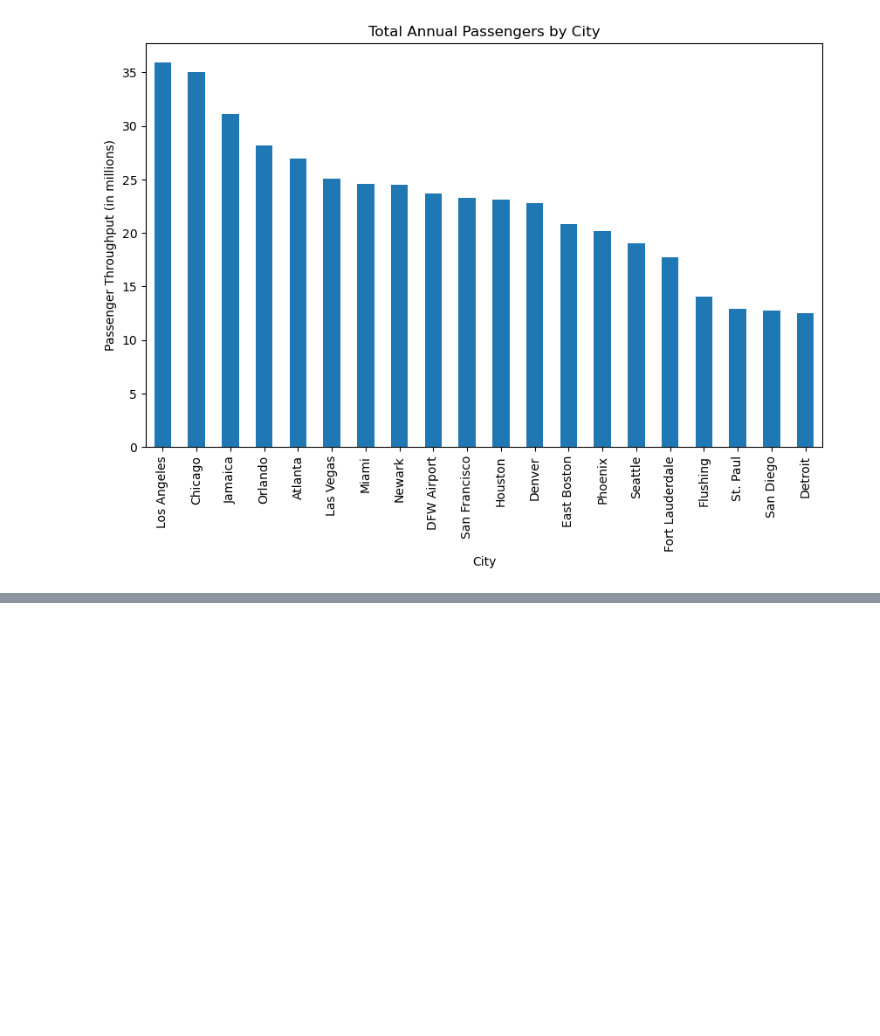
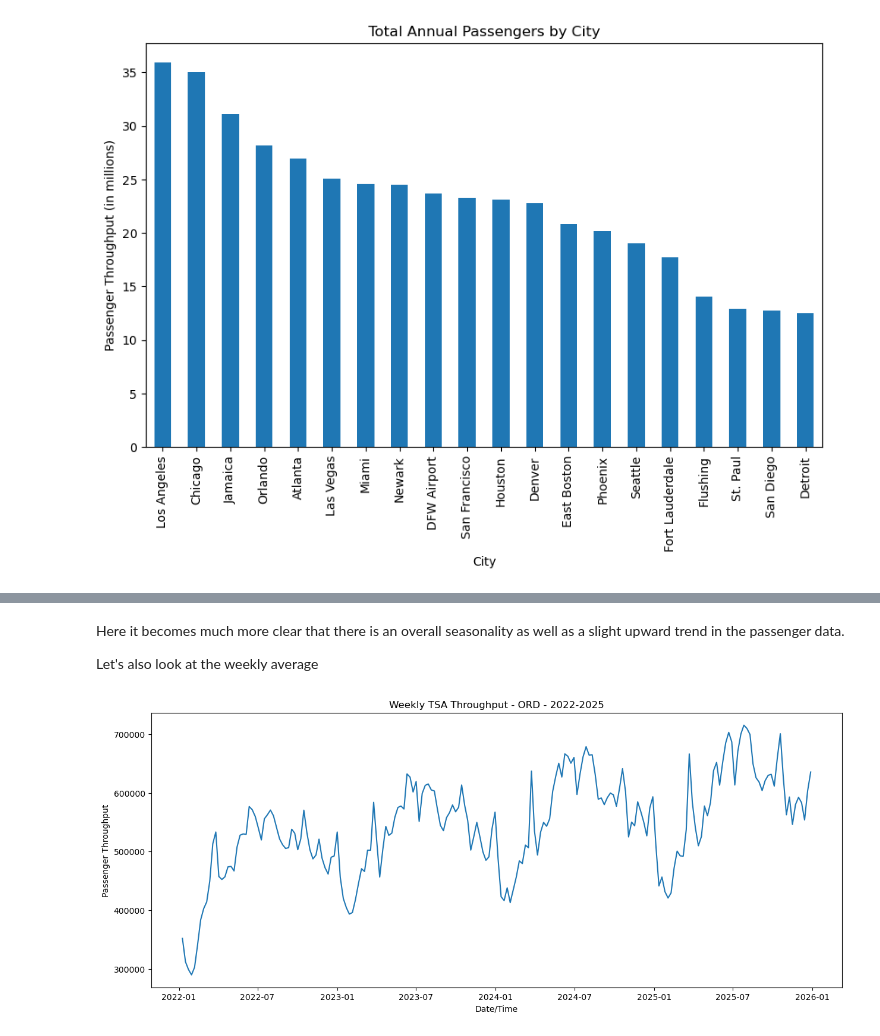
Before and after one commit to Erdos-Projects/spring-2026-busy-airports, a Jupyter notebook: notebooks/eda.ipynb, the cells around one changed output, grey strips where cells are left out. Cells and saved outputs as stored; diff of their text form; code cells hidden in the pictures; blank space fills up the shorter version.

```diff
--- a/notebooks/eda.ipynb
+++ b/notebooks/eda.ipynb
@@ -411,0 +488,14 @@ plt.show()
+# %% [markdown]
+Here it becomes much more clear that there is an overall seasonality as well as a slight upward trend in the passenger data.
+
+Let's also look at the weekly average
+# %%
+ord_weekly = ord_data.groupby(pd.Grouper(key='DateTime', freq='W'))['Total Passenger Throughput'].sum().iloc[1:-1]
+plt.figure(figsize=(15, 6))
+plt.plot(ord_weekly.index, ord_weekly)
+plt.title('Weekly TSA Throughput - ORD - 2022-2025')
+plt.xlabel('Date/Time')
+plt.ylabel('Passenger Throughput')
+plt.show()
+# %% [output]
+[figure, added]
```
Also changed, not shown: parts of 22 cells of this notebook.
